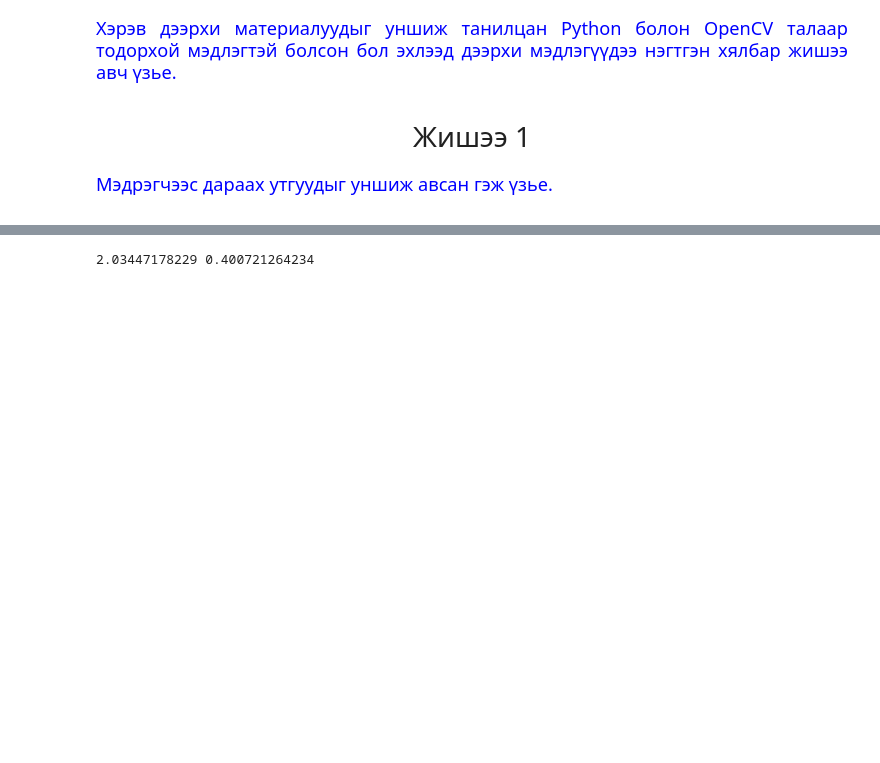
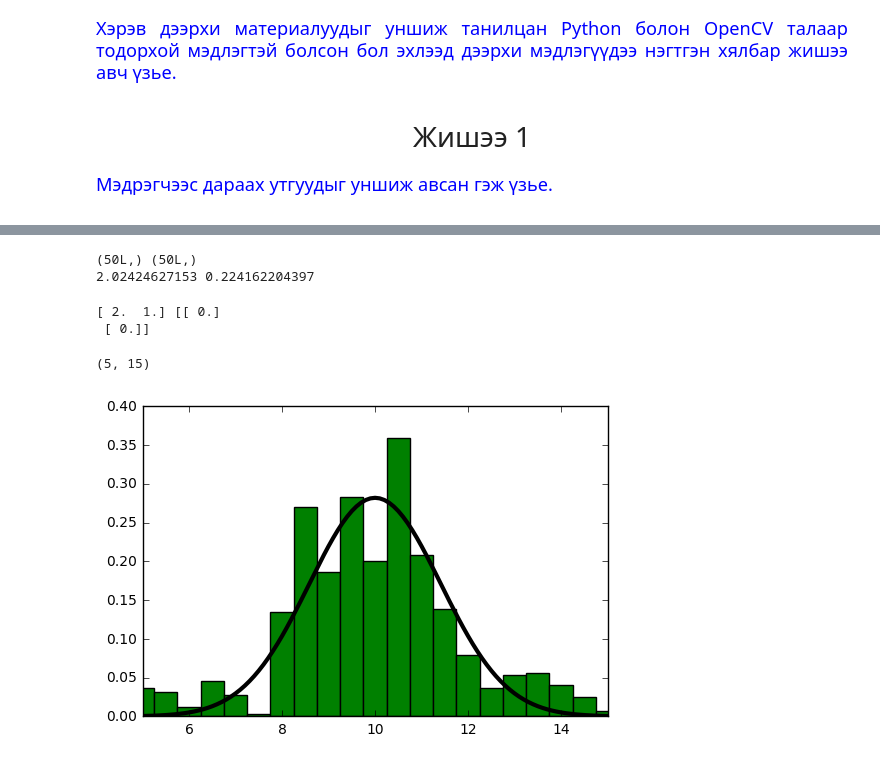
Before and after one commit to orgilj/Kalman-, a Jupyter notebook: Kalman filter Ball Bounce example.ipynb, the cells around one changed output, grey strips where cells are left out. Drawn from its saved outputs; the diff is of its cells as text; code cells hidden in the pictures; blank space fills up the shorter version.

```diff
--- a/Kalman filter Ball Bounce example.ipynb
+++ b/Kalman filter Ball Bounce example.ipynb
@@ -656,3 +656,18 @@ Mean of readings velocity is 10.137
+# %%
+z_position = np.mean(np.diff(position))
+z_velocity = np.mean(np.diff(velocity))
+print np.shape(position), np.shape(velocity)
+print z_position,z_velocity
+# %% [output]
+(50L,) (50L,)
+2.02424627153 0.224162204397
+# %%
+mp = np.array((2,1), np.float32) # measurement matrice
+tp = np.zeros((2,1), np.float32) # tracked / prediction matrice
+print mp,tp
+# %% [output]
+[ 2.  1.] [[ 0.]
+ [ 0.]]
 # %%
 def predict(posterior, movement):
     x, P = posterior # mean and variance of posterior
@@ -677,4 +688,0 @@ z_velocity = np.mean(np.diff(velocity))
-# %%
-print z_position,z_velocity
-# %% [output]
-2.03447178229 0.400721264234
@@ -680,0 +699,11 @@ print z_position,z_velocity
+# %%
+    seed(15)
+    xs = np.arange(0, 20, 0.1)
+    ys = np.array([stats.gaussian(x-10, 0, 2) for x in xs])
+    bar_ys = abs(ys + randn(len(xs)) * stats.gaussian(xs-10, 0, 10)/2)
+    plt.gca().bar(xs[::5]-.25, bar_ys[::5], width=0.5, color='g')
+    plt.plot(xs, ys, lw=3, color='k')
+    plt.xlim(5, 15)
+# %% [output]
+(5, 15)
+[figure, added]
```
Also changed, not shown: parts of 3 cells of this notebook.
